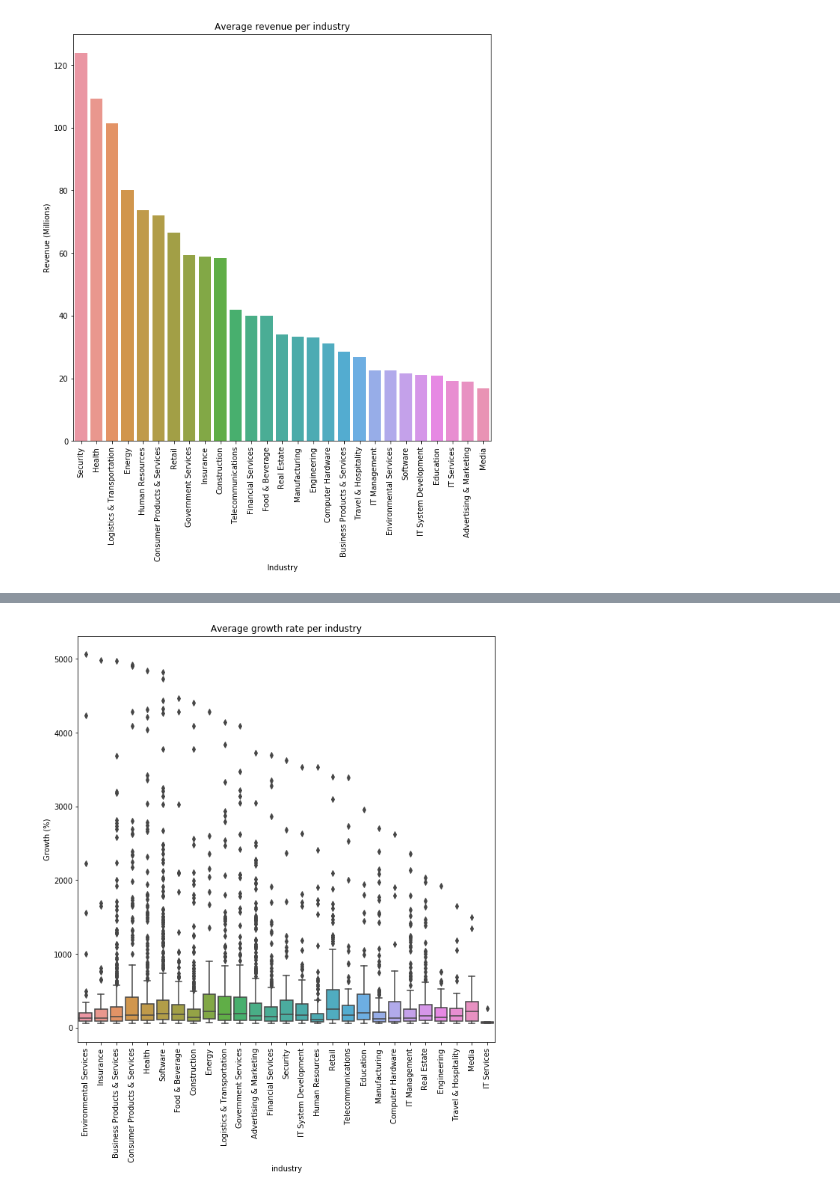
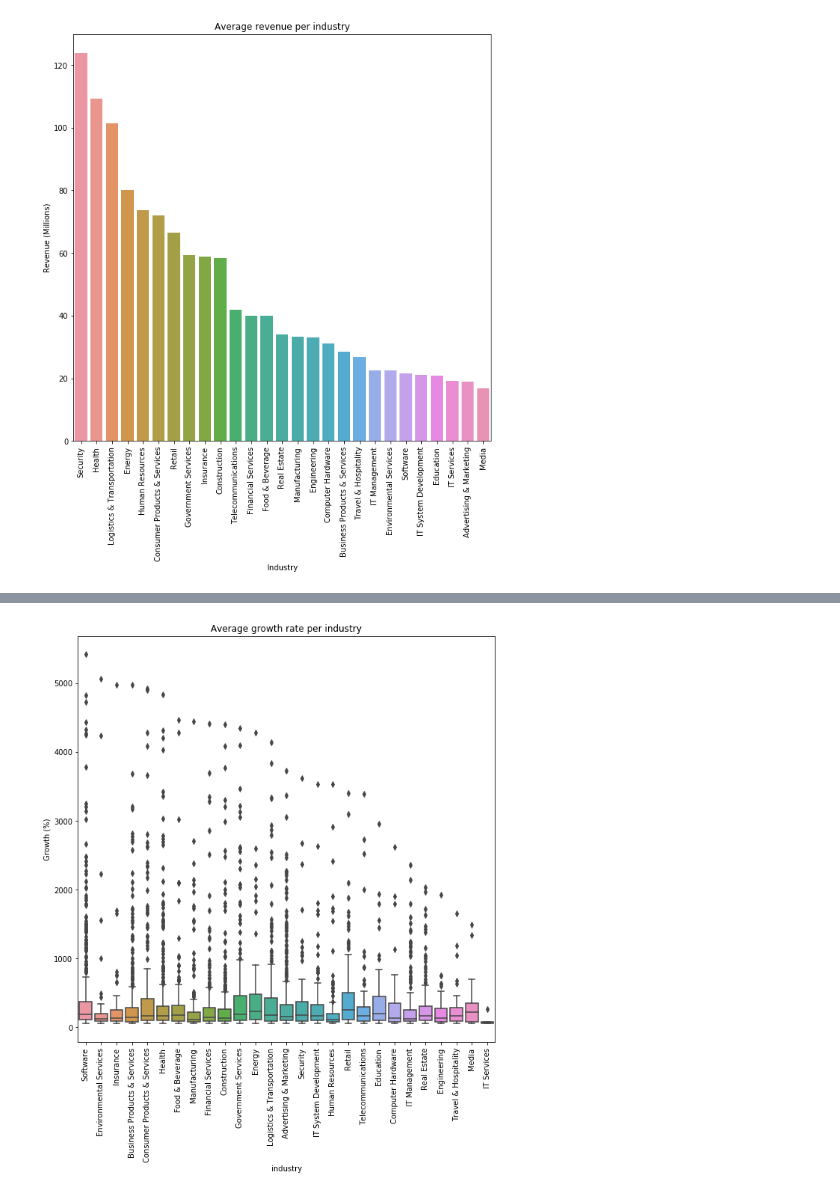
Before and after one commit to sm6820/Inc-5000-Companies-Analysis, a Jupyter notebook: INC-5000-Companies-Analysis.ipynb, the cells around one changed output, grey strips where cells are left out. Saved outputs shown, nothing was run; the diff lists cells and outputs as text; code cells hidden in the pictures.

```diff
--- a/INC-5000-Companies-Analysis.ipynb
+++ b/INC-5000-Companies-Analysis.ipynb
@@ -146,38 +254,26 @@ ax.set_title("Top 10 states with highest number of private companies in INC5000"
 # %%
-# df['revenue_value']= df['revenue'].apply(lambda x: x.split(' ',1)[0]).astype(float)
-# revenue_data = df.groupby(by='industry')['growth_%'].mean().round(2).to_frame().reset_index().rename(columns={'industry':'Industry','revenue_value':'Revenue'})
+# 1 - Growth rate per industry
 
-df['worker_growth']=(df['workers']/df['previous_workers'] -1) *100
-# remove outliers
-
-# from worker growth column
-q_low = df["worker_growth"].quantile(0.01)
-q_hi  = df["worker_growth"].quantile(0.99)
-
-df_filtered = df[(df["worker_growth"] < q_hi) & (df["worker_growth"] > q_low)]
-
-# from growth % column
-
+# Remove Extreme values from the growth rate column. - trim 1% from each end.
 q_low = df["growth_%"].quantile(0.01)
 q_hi  = df["growth_%"].quantile(0.99)
 
-df_filtered = df_filtered[(df_filtered["growth_%"] < q_hi) & (df_filtered["growth_%"] > q_low)]
+df_filtered = df[(df["growth_%"] < q_hi) & (df["growth_%"] > q_low)]
 
-
+# Sort by values
 df_filtered.sort_values(by='growth_%',ascending=False)
 
 
-
+# Slice growth and industry columns
 revenue_data = df[['industry','growth_%']].rename(columns={'industry':'Industry','revenue_value':'Revenue'})
-#.mean().round(2).to_frame().reset_index().rename(columns={'industry':'Industry','revenue_value':'Revenue'})
 
 revenue_data = revenue_data.sort_values(by='growth_%',ascending=False)
 
-
+# Plot data
 f, ax = plt.subplots(figsize=(10, 10))
 sns.boxplot(x='industry',y='growth_%',data=df_filtered)
 ax.set_xticklabels(ax.get_xticklabels(),rotation = 90)
 ax.set_title("Average growth rate per industry")
 ax.set_ylabel("Growth (%)");
 # %% [output]
-[figure, old version]
+[figure, new version]
```
Also changed, not shown: parts of 50 cells of this notebook.
